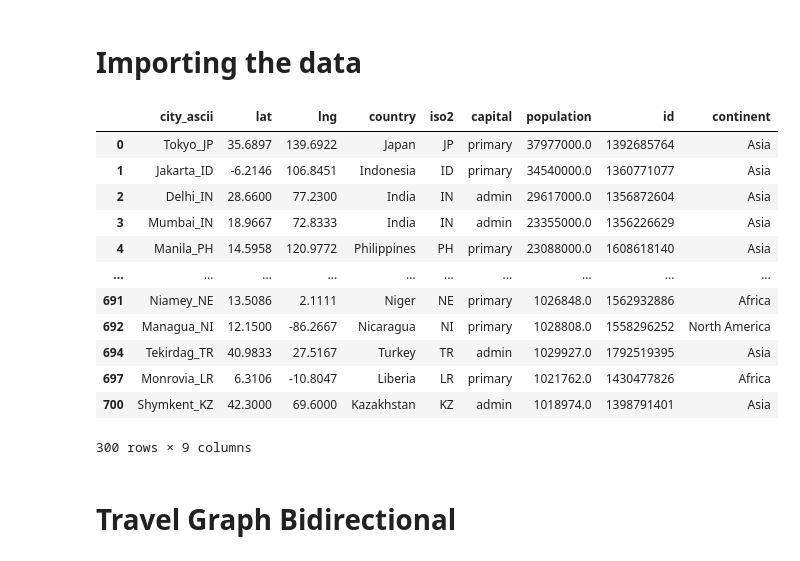
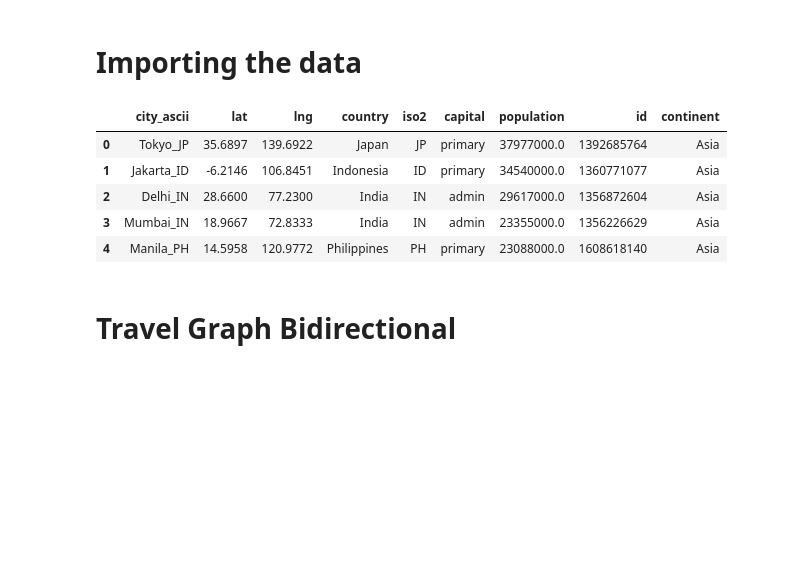
Before and after one commit to sergiopicascia/dscoding-projects, a Jupyter notebook: niccolo.cibei/travel_project/usage.ipynb, the cells around one changed output. Drawn from its saved outputs; the diff is of its cells as text; code cells hidden in the pictures; blank space fills up the shorter version.

```diff
--- a/niccolo.cibei/travel_project/usage.ipynb
+++ b/niccolo.cibei/travel_project/usage.ipynb
@@ -13,21 +13,14 @@ df_cities = travel_data.df
 plotting = Plotting(df= df_cities)
 # %%
 # Data about cities
-df_cities
+df_cities.head()
 # %% [output]
 |  | city_ascii | lat | lng | country | iso2 | capital | population | id | continent |
 | 0 | Tokyo_JP | 35.6897 | 139.6922 | Japan | JP | primary | 37977000.0 | 1392685764 | Asia |
 | 1 | Jakarta_ID | -6.2146 | 106.8451 | Indonesia | ID | primary | 34540000.0 | 1360771077 | Asia |
 | 2 | Delhi_IN | 28.6600 | 77.2300 | India | IN | admin | 29617000.0 | 1356872604 | Asia |
 | 3 | Mumbai_IN | 18.9667 | 72.8333 | India | IN | admin | 23355000.0 | 1356226629 | Asia |
 | 4 | Manila_PH | 14.5958 | 120.9772 | Philippines | PH | primary | 23088000.0 | 1608618140 | Asia |
-| ... | ... | ... | ... | ... | ... | ... | ... | ... | ... |
-| 691 | Niamey_NE | 13.5086 | 2.1111 | Niger | NE | primary | 1026848.0 | 1562932886 | Africa |
-| 692 | Managua_NI | 12.1500 | -86.2667 | Nicaragua | NI | primary | 1028808.0 | 1558296252 | North America |
-| 694 | Tekirdag_TR | 40.9833 | 27.5167 | Turkey | TR | admin | 1029927.0 | 1792519395 | Asia |
-| 697 | Monrovia_LR | 6.3106 | -10.8047 | Liberia | LR | primary | 1021762.0 | 1430477826 | Africa |
-| 700 | Shymkent_KZ | 42.3000 | 69.6000 | Kazakhstan | KZ | admin | 1018974.0 | 1398791401 | Asia |
-300 rows × 9 columns
 # %% [markdown]
 # Travel Graph Bidirectional
 # %%
```
Also changed, not shown: 2 other files.
